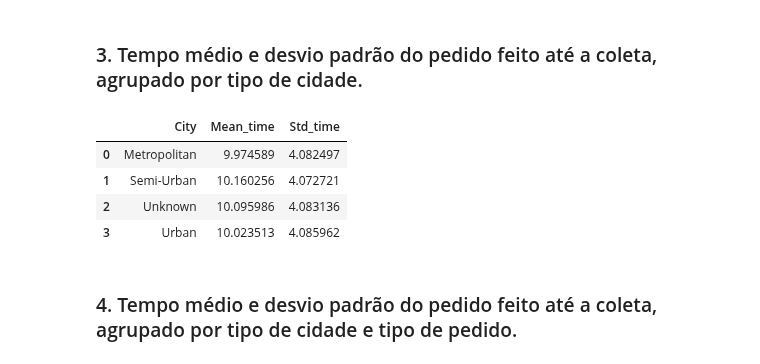
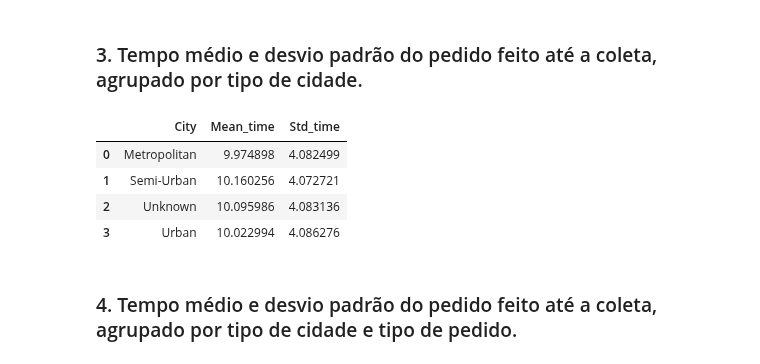
Before and after one commit to luc457x/CDS-PA, a Jupyter notebook: notebook.ipynb, the cells around one changed output. Saved outputs shown, nothing was run; the diff lists cells and outputs as text; code cells hidden in the pictures.

```diff
--- a/notebook.ipynb
+++ b/notebook.ipynb
@@ -337,6 +360,6 @@ Portanto será tratado como "ID único" e não "entregador único".
 # %%
-# Get the size of the unique values in the column Delivery_person_ID
-len(df_clear["Delivery_person_ID"].unique())
+df_clear.rename(columns={"Delivery_person_ID": "Delivery_service_ID"}, inplace=True)
+len(df_clear["Delivery_service_ID"].unique())
 # %% [output]
 1320
 # %% [markdown]
@@ -878,8 +901,8 @@ Visualização de métricas da empresa.
 ### 1. Quantidades de pedido por dia.
 # %%
 # Agrupar pedidos por dias
-df_work["Day_Ordered"] = pd.to_datetime(df_clear["Time_Ordered"]).dt.date
-df = df_work[["ID", "Day_Ordered"]].groupby("Day_Ordered").count().reset_index()
+df_clear["Day_Ordered"] = pd.to_datetime(df_clear["Time_Ordered"]).dt.date
+df = df_clear[["ID", "Day_Ordered"]].groupby("Day_Ordered").count().reset_index()
 df = df[["Day_Ordered", "ID"]].pivot_table(index="Day_Ordered", aggfunc="sum").reset_index()
 # %%
 # Desenhar gráfico de barras
@@ -892,8 +915,8 @@ fig.show()
 ### 2. Quantidade de pedidos por semana.
 # %%
 # Agrupar dias em semanas do ano
-df_work["Week_Ordered"] = pd.to_datetime(df_work["Day_Ordered"]).dt.strftime("%W").astype(int)
-df = df_work[["Week_Ordered", "ID"]].pivot_table(index="Week_Ordered", aggfunc="count").reset_index()
+df_clear["Week_Ordered"] = pd.to_datetime(df_clear["Day_Ordered"]).dt.strftime("%W").astype(int)
+df = df_clear[["Week_Ordered", "ID"]].pivot_table(index="Week_Ordered", aggfunc="count").reset_index()
 # Criar um DataFrame com todas as semanas do periodo
 all_weeks = pd.DataFrame({"Week_Ordered": range(6, 15)})
 # Mesclar com o DataFrame original
@@ -1107,8 +1130,8 @@ delivery_rating_by_weatherconditions
 # %% [markdown]
 ### 6. Top 10 entregadores mais rápidos por tipo de cidade.
 # %%
-df_work["Distance(km)"] = df_work.apply(lambda x: haversine(x["Restaurant_location"], x["Delivery_location"]), axis=1)
-df_work["Velocity(km/h)"] = df_work["Distance(km)"] / (df_work["Time_taken(min)"] / 60)
+df_clear["Distance(km)"] = df_clear.apply(lambda x: haversine(x["Restaurant_location"], x["Delivery_location"]), axis=1)
+df_clear["Velocity(km/h)"] = df_clear["Distance(km)"] / (df_clear["Time_taken(min)"] / 60)
 # %% [markdown]
 PS: Os resultados aqui são estranhos, principalmente no tipo de cidade "Unknown", que tem uma scooter eletrica que faz >100km/h, por exemplo.
 # %%
@@ -1176,16 +1199,16 @@ A distância média entre restaurantes e locais de entrega é 9.73 km.
 # %% [markdown]
 ### 3. Tempo médio e desvio padrão do pedido feito até a coleta, agrupado por tipo de cidade.
 # %%
-df_work["Prepare_time(min)"] = ((df_work["Time_Order_picked"] - df_work["Time_Ordered"]).dt.total_seconds() / 60).astype(int)
-df_aux = df_work[["Prepare_time(min)", "City"]].groupby("City").agg(["mean", "std"]).reset_index()
+df_clear["Prepare_time(min)"] = ((df_clear["Time_Order_picked"] - df_clear["Time_Ordered"]).dt.total_seconds() / 60).astype(int)
+df_aux = df_clear[["Prepare_time(min)", "City"]].groupby("City").agg(["mean", "std"]).reset_index()
 df_aux.columns = ["City", "Mean_time", "Std_time"]
 df_aux.reset_index(drop=True)
 # %% [output]
 |  | City | Mean_time | Std_time |
-| 0 | Metropolitan | 9.974589 | 4.082497 |
+| 0 | Metropolitan | 9.974898 | 4.082499 |
 | 1 | Semi-Urban | 10.160256 | 4.072721 |
 | 2 | Unknown | 10.095986 | 4.083136 |
-| 3 | Urban | 10.023513 | 4.085962 |
+| 3 | Urban | 10.022994 | 4.086276 |
 # %% [markdown]
 ### 4. Tempo médio e desvio padrão do pedido feito até a coleta, agrupado por tipo de cidade e tipo de pedido.
 # %%
```
Also changed, not shown: parts of 68 cells of this notebook, 6 other files.
